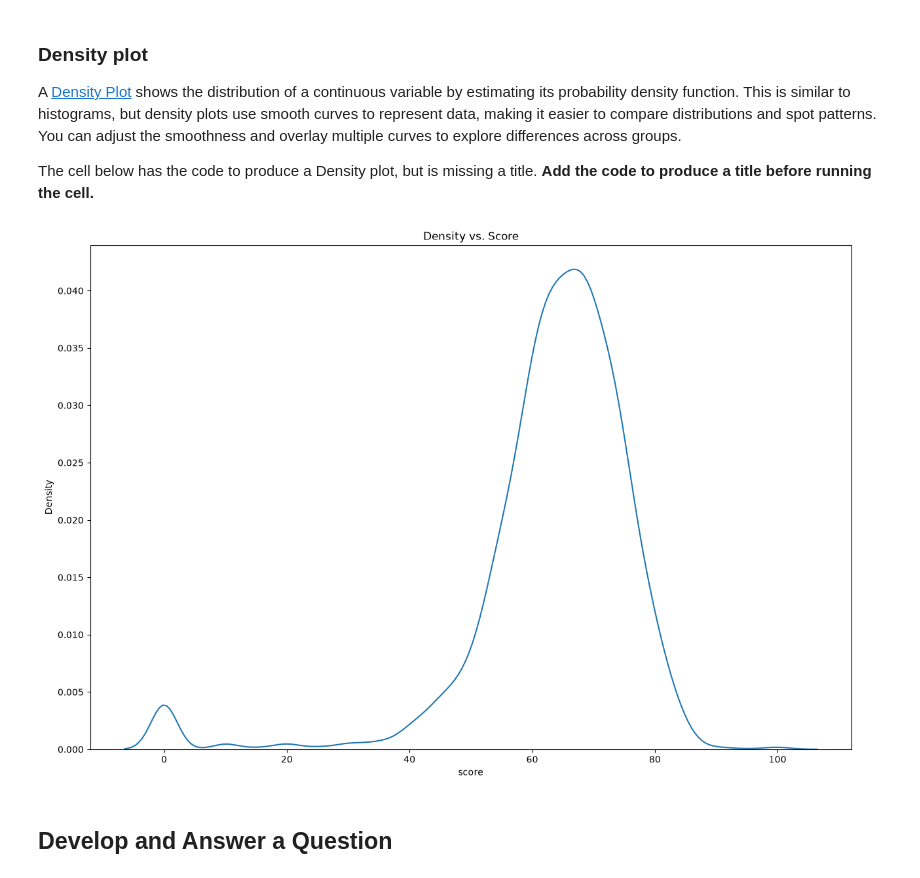
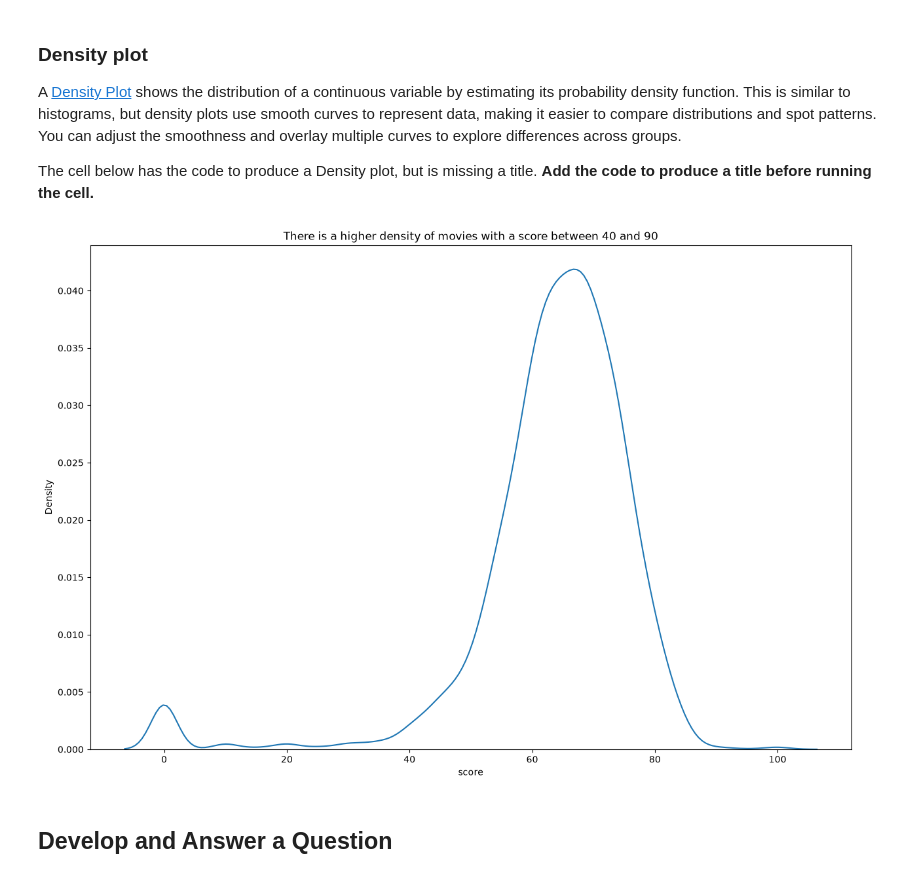
Before and after one commit to SarahBowman30/Forked-DS1001-LABS-Projects, a Jupyter notebook: LABS-07_Design.ipynb, the cells around one changed output. Saved outputs shown, nothing was run; the diff lists cells and outputs as text; code cells hidden in the pictures.

```diff
--- a/LABS-07_Design.ipynb
+++ b/LABS-07_Design.ipynb
@@ -186,13 +186,13 @@ The cell below has the code to produce a Density plot, but is missing a title. *
 # %%
 x = data['score']
 plt.figure(figsize=(15, 10))
 sns.kdeplot(data=data, x="score")
 
 ## ADD CODE TO PRODUCE TITLE HERE
-plt.title("Density vs. Score")
+plt.title("There is a higher density of movies with a score between 40 and 90")
 plt.show()
 # %% [output]
-[figure, old version]
+[figure, new version]
 # %% [markdown]
 ## Develop and Answer a Question
 # %%
```
Also changed, not shown: 3 other files.
